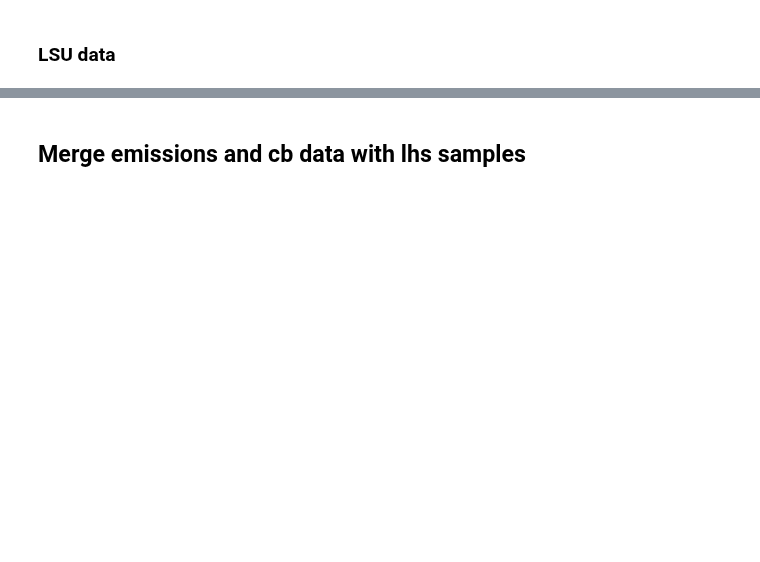
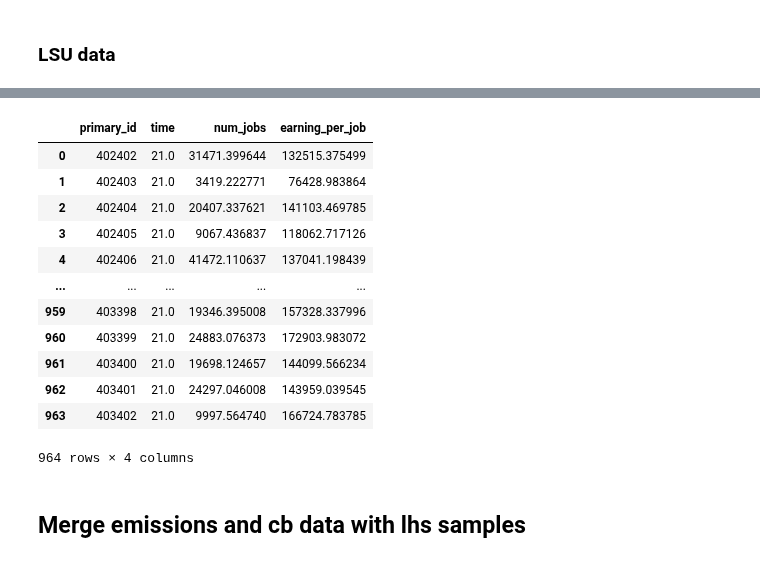
Before and after one commit to sisepuede-framework/ssp_louisiana, a Jupyter notebook: metamodel/notebooks/etl_5.4.ipynb, the cells around one changed output, grey strips where cells are left out. Saved outputs shown, nothing was run; the diff lists cells and outputs as text; code cells hidden in the pictures; blank space fills up the shorter version.

```diff
--- a/metamodel/notebooks/etl_5.4.ipynb
+++ b/metamodel/notebooks/etl_5.4.ipynb
@@ -444,7 +882,21 @@ lsu_data
 # %%
 # aggregate data by primary_id and region by summing the technical cost
-lsu_data_agg = lsu_data.groupby(["primary_id"]).sum().reset_index()
+lsu_data_agg = lsu_data.groupby(["primary_id"]).mean().reset_index()
 lsu_data_agg
+# %% [output]
+|  | primary_id | time | num_jobs | earning_per_job |
+| 0 | 402402 | 21.0 | 31471.399644 | 132515.375499 |
+| 1 | 402403 | 21.0 | 3419.222771 | 76428.983864 |
+| 2 | 402404 | 21.0 | 20407.337621 | 141103.469785 |
+| 3 | 402405 | 21.0 | 9067.436837 | 118062.717126 |
+| 4 | 402406 | 21.0 | 41472.110637 | 137041.198439 |
+| ... | ... | ... | ... | ... |
+| 959 | 403398 | 21.0 | 19346.395008 | 157328.337996 |
+| 960 | 403399 | 21.0 | 24883.076373 | 172903.983072 |
+| 961 | 403400 | 21.0 | 19698.124657 | 144099.566234 |
+| 962 | 403401 | 21.0 | 24297.046008 | 143959.039545 |
+| 963 | 403402 | 21.0 | 9997.564740 | 166724.783785 |
+964 rows × 4 columns
 # %% [markdown]
 ## Merge emissions and cb data with lhs samples
 # %%
```
Also changed, not shown: parts of 84 cells of this notebook, 5 other files.
